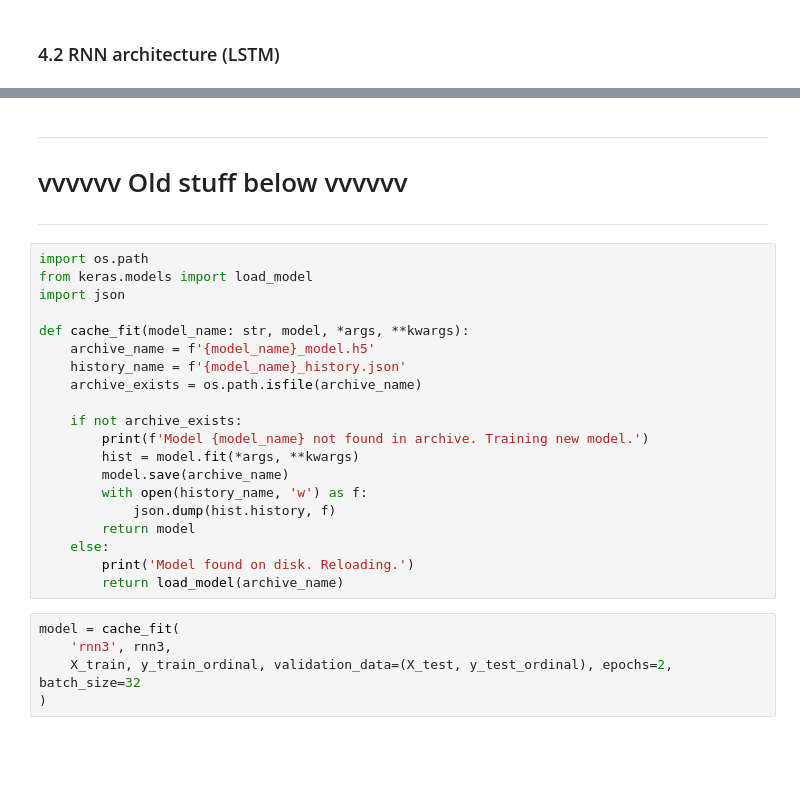
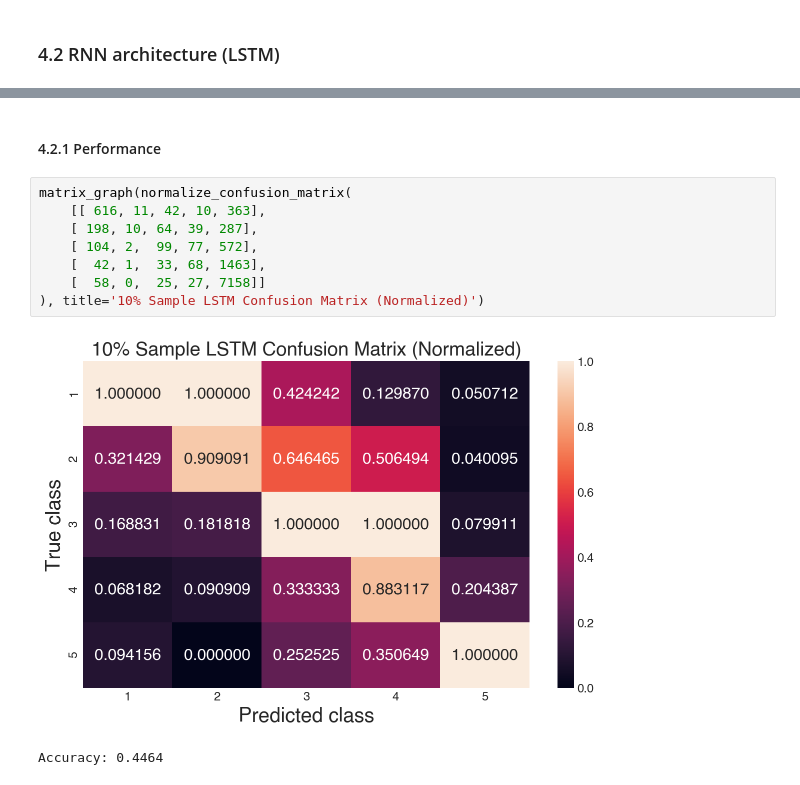
Before and after one commit to SMU-ML-2017/Project8, a Jupyter notebook: Project8.ipynb, the cells around one changed output, grey strips where cells are left out. Saved outputs shown, nothing was run; the diff lists cells and outputs as text; blank space fills up the shorter version.

```diff
--- a/Project8.ipynb
+++ b/Project8.ipynb
@@ -391,29 +451,13 @@ lstm = cache_fit(
-# %% [markdown]
----
-# vvvvvv  Old stuff below  vvvvvv
----
-# %%
-import os.path
-from keras.models import load_model
-import json
-
-def cache_fit(model_name: str, model, *args, **kwargs):
-    archive_name = f'{model_name}_model.h5'
-    history_name = f'{model_name}_history.json'
-    archive_exists = os.path.isfile(archive_name)
-
-    if not archive_exists:
-        print(f'Model {model_name} not found in archive. Training new model.')
-        hist = model.fit(*args, **kwargs)
-        model.save(archive_name)
-        with open(history_name, 'w') as f:
-            json.dump(hist.history, f)
-        return model
-    else:
-        print('Model found on disk. Reloading.')
-        return load_model(archive_name)
-# %%
-model = cache_fit(
-    'rnn3', rnn3,
-    X_train, y_train_ordinal, validation_data=(X_test, y_test_ordinal), epochs=2, batch_size=32
-)
+# %% [markdown]
+#### 4.2.1 Performance
+# %%
+matrix_graph(normalize_confusion_matrix(
+    [[ 616, 11, 42, 10, 363],
+    [ 198, 10, 64, 39, 287],
+    [ 104, 2,  99, 77, 572],
+    [  42, 1,  33, 68, 1463],
+    [  58, 0,  25, 27, 7158]]
+), title='10% Sample LSTM Confusion Matrix (Normalized)')
+# %% [output]
+[figure, added]
+Accuracy: 0.4464
```
Also changed, not shown: parts of 14 cells of this notebook.
